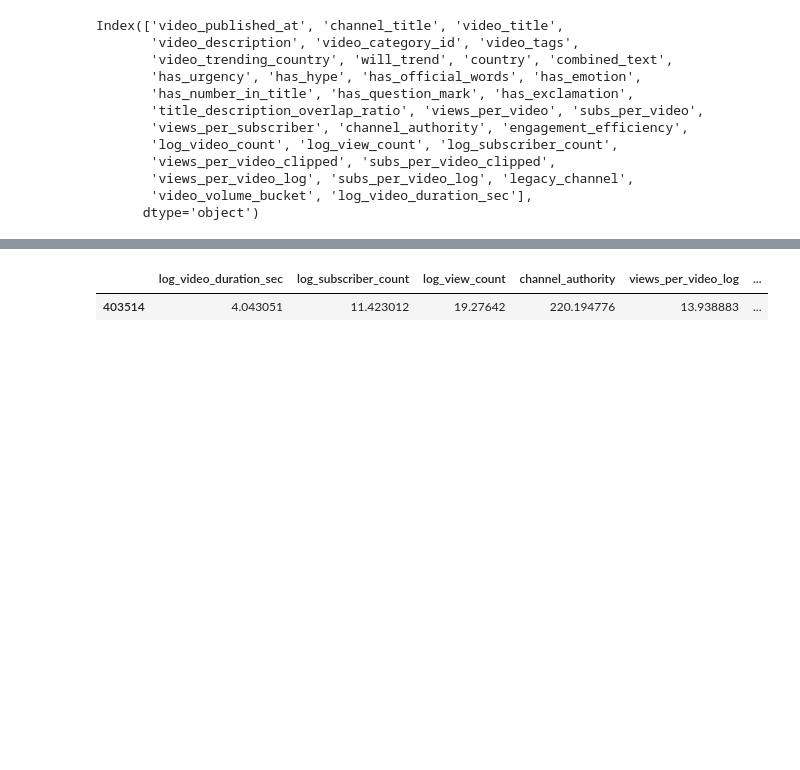
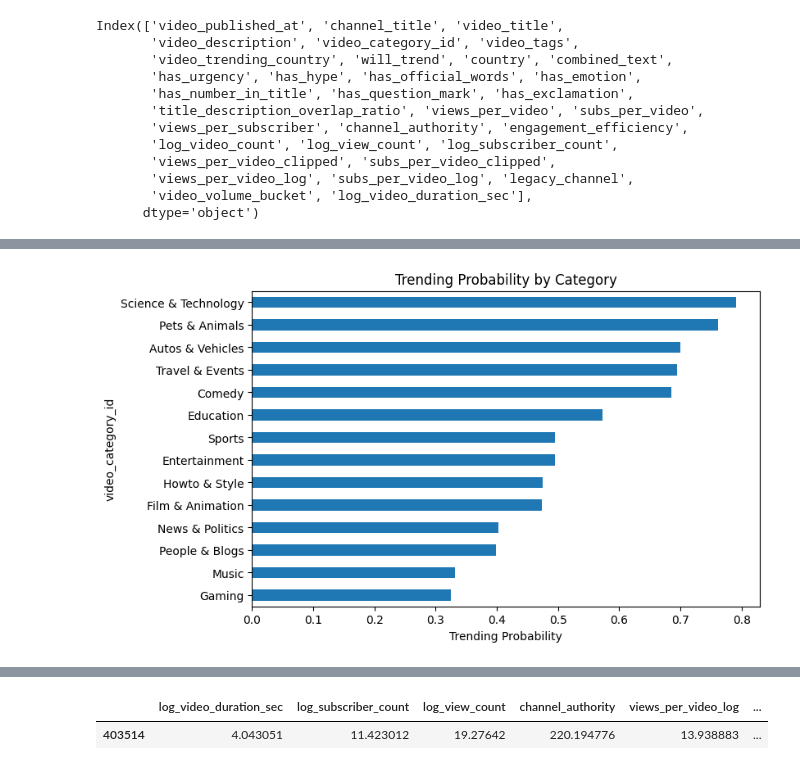
Before and after one commit to akshaykumar1828/youtube_trending_pipeline, a Jupyter notebook: accessing_from_databse/final_model.ipynb, the cells around one changed output, grey strips where cells are left out. Cells and saved outputs as stored; diff of their text form; code cells hidden in the pictures; blank space fills up the shorter version.

```diff
--- a/accessing_from_databse/final_model.ipynb
+++ b/accessing_from_databse/final_model.ipynb
@@ -507,0 +562,10 @@ NameError: name 'dfsample' is not defined
+# %%
+cat_trend = df.groupby("video_category_id")["will_trend"].mean().sort_values()
+
+plt.figure(figsize=(8,5))
+cat_trend.plot(kind="barh")
+plt.xlabel("Trending Probability")
+plt.title("Trending Probability by Category")
+plt.show()
+# %% [output]
+[figure, added]
```
Also changed, not shown: parts of 26 cells of this notebook, 2 other files.
